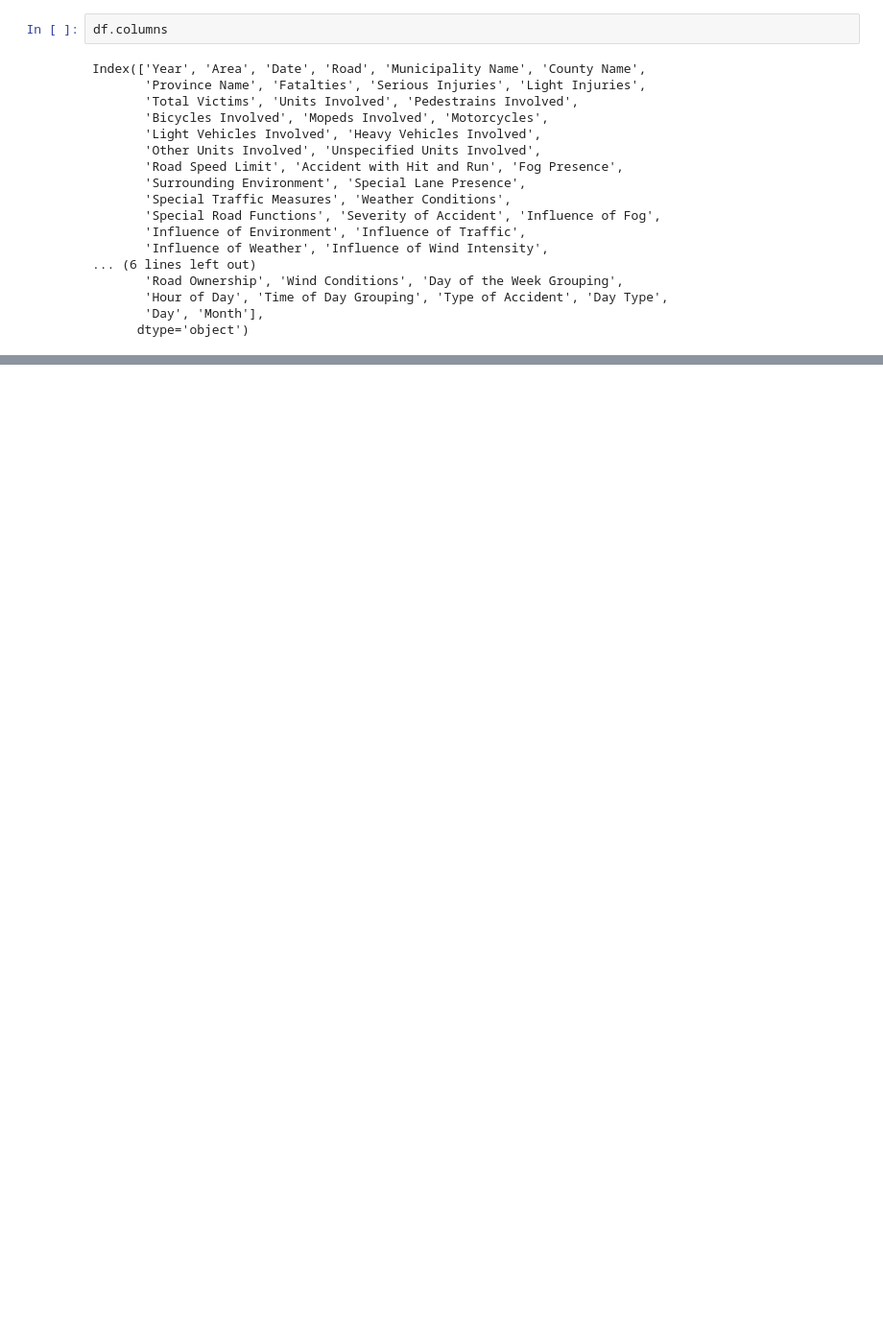
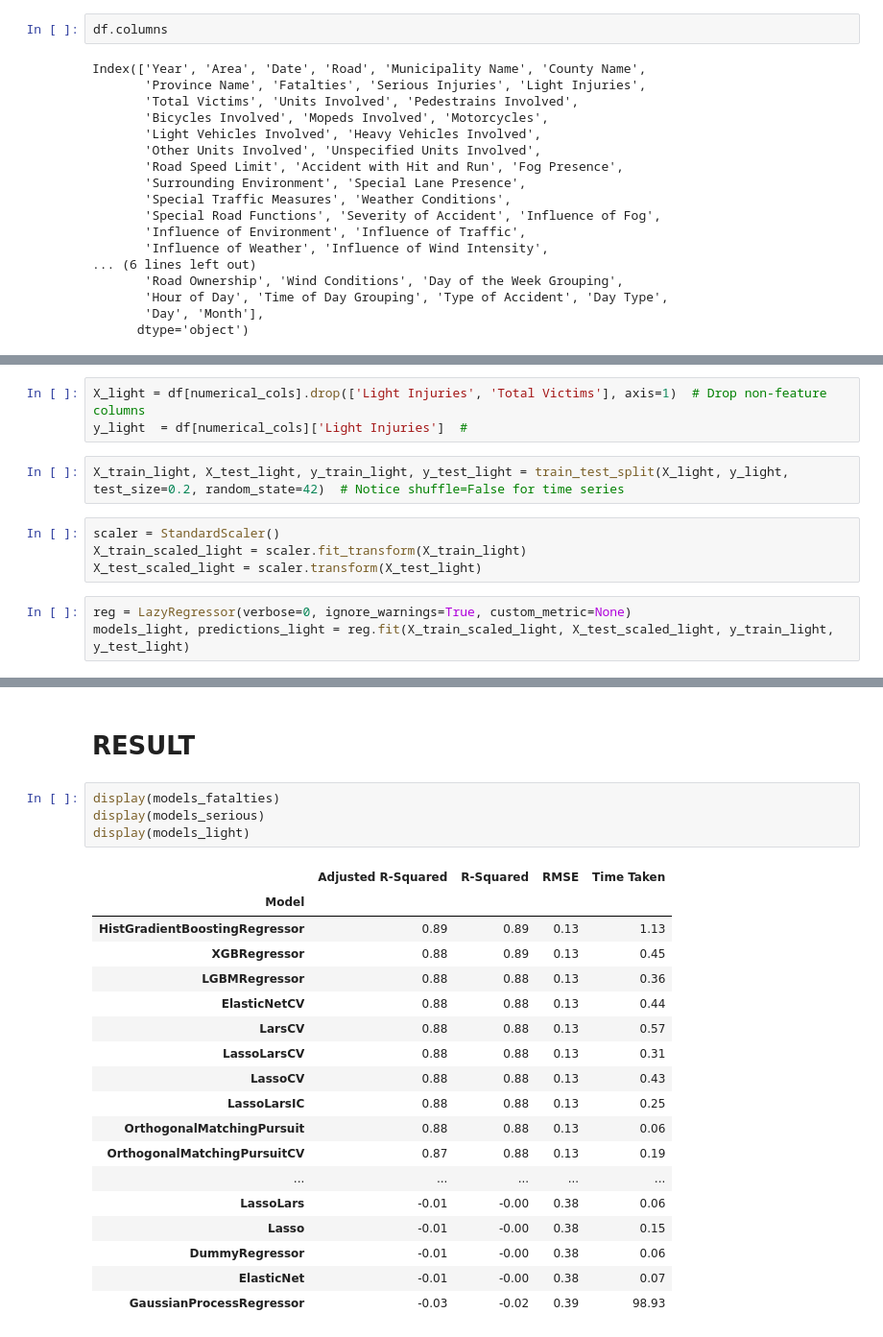
Before and after one commit to Hugo-SEQUIER/ocean-protocol, a Jupyter notebook: Traffic Accidents Cataluña/data-ml.ipynb, the cells around one changed output, grey strips where cells are left out. Shown: that part at 96% size. Drawn from its saved outputs; the diff is of its cells as text; blank space fills up the shorter version.

Commit message:
Check model

```diff
--- a/Traffic Accidents Cataluña/data-ml.ipynb
+++ b/Traffic Accidents Cataluña/data-ml.ipynb
@@ -87,0 +93,12 @@ GaussianProcessRegressor                    -1.85      -1.82  1.71       57.37
+# %%
+X_light = df[numerical_cols].drop(['Light Injuries', 'Total Victims'], axis=1)  # Drop non-feature columns
+y_light  = df[numerical_cols]['Light Injuries']  #
+# %%
+X_train_light, X_test_light, y_train_light, y_test_light = train_test_split(X_light, y_light, test_size=0.2, random_state=42)  # Notice shuffle=False for time series
+# %%
+scaler = StandardScaler()
+X_train_scaled_light = scaler.fit_transform(X_train_light)
+X_test_scaled_light = scaler.transform(X_test_light)
+# %%
+reg = LazyRegressor(verbose=0, ignore_warnings=True, custom_metric=None)
+models_light, predictions_light = reg.fit(X_train_scaled_light, X_test_scaled_light, y_train_light, y_test_light)
@@ -87,0 +259,25 @@ GaussianProcessRegressor                    -1.85      -1.82  1.71       57.37
+# %% [markdown]
+# RESULT
+# %%
+display(models_fatalties)
+display(models_serious)
+display(models_light)
+# %% [output]
+|  | Adjusted R-Squared | R-Squared | RMSE | Time Taken |
+| Model |  |  |  |  |
+| HistGradientBoostingRegressor | 0.89 | 0.89 | 0.13 | 1.13 |
+| XGBRegressor | 0.88 | 0.89 | 0.13 | 0.45 |
+| LGBMRegressor | 0.88 | 0.88 | 0.13 | 0.36 |
+| ElasticNetCV | 0.88 | 0.88 | 0.13 | 0.44 |
+| LarsCV | 0.88 | 0.88 | 0.13 | 0.57 |
+| LassoLarsCV | 0.88 | 0.88 | 0.13 | 0.31 |
+| LassoCV | 0.88 | 0.88 | 0.13 | 0.43 |
+| LassoLarsIC | 0.88 | 0.88 | 0.13 | 0.25 |
+| OrthogonalMatchingPursuit | 0.88 | 0.88 | 0.13 | 0.06 |
+| OrthogonalMatchingPursuitCV | 0.87 | 0.88 | 0.13 | 0.19 |
+| ... | ... | ... | ... | ... |
+| LassoLars | -0.01 | -0.00 | 0.38 | 0.06 |
+| Lasso | -0.01 | -0.00 | 0.38 | 0.15 |
+| DummyRegressor | -0.01 | -0.00 | 0.38 | 0.06 |
+| ElasticNet | -0.01 | -0.00 | 0.38 | 0.07 |
+| GaussianProcessRegressor | -0.03 | -0.02 | 0.39 | 98.93 |
```
Also changed, not shown: parts of 32 cells of this notebook.
